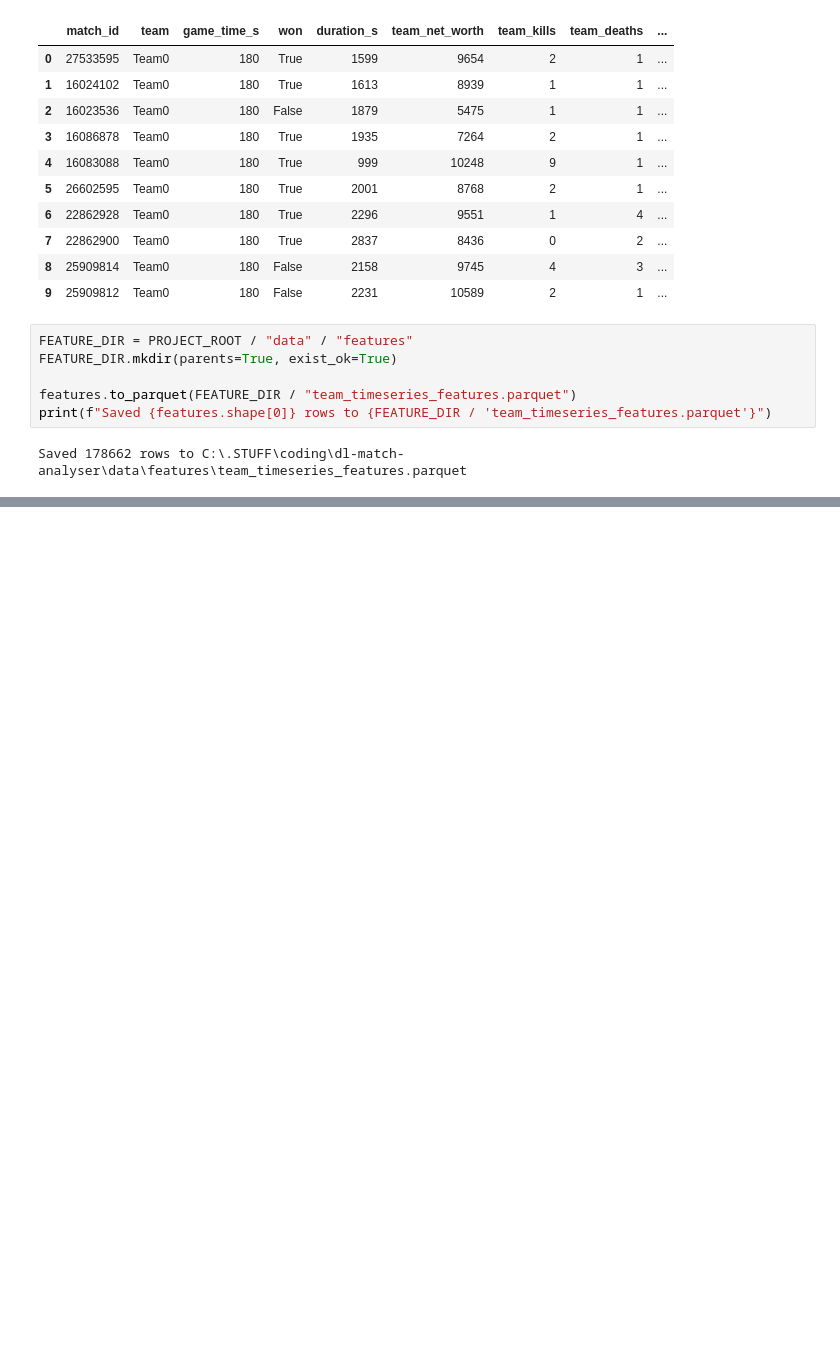
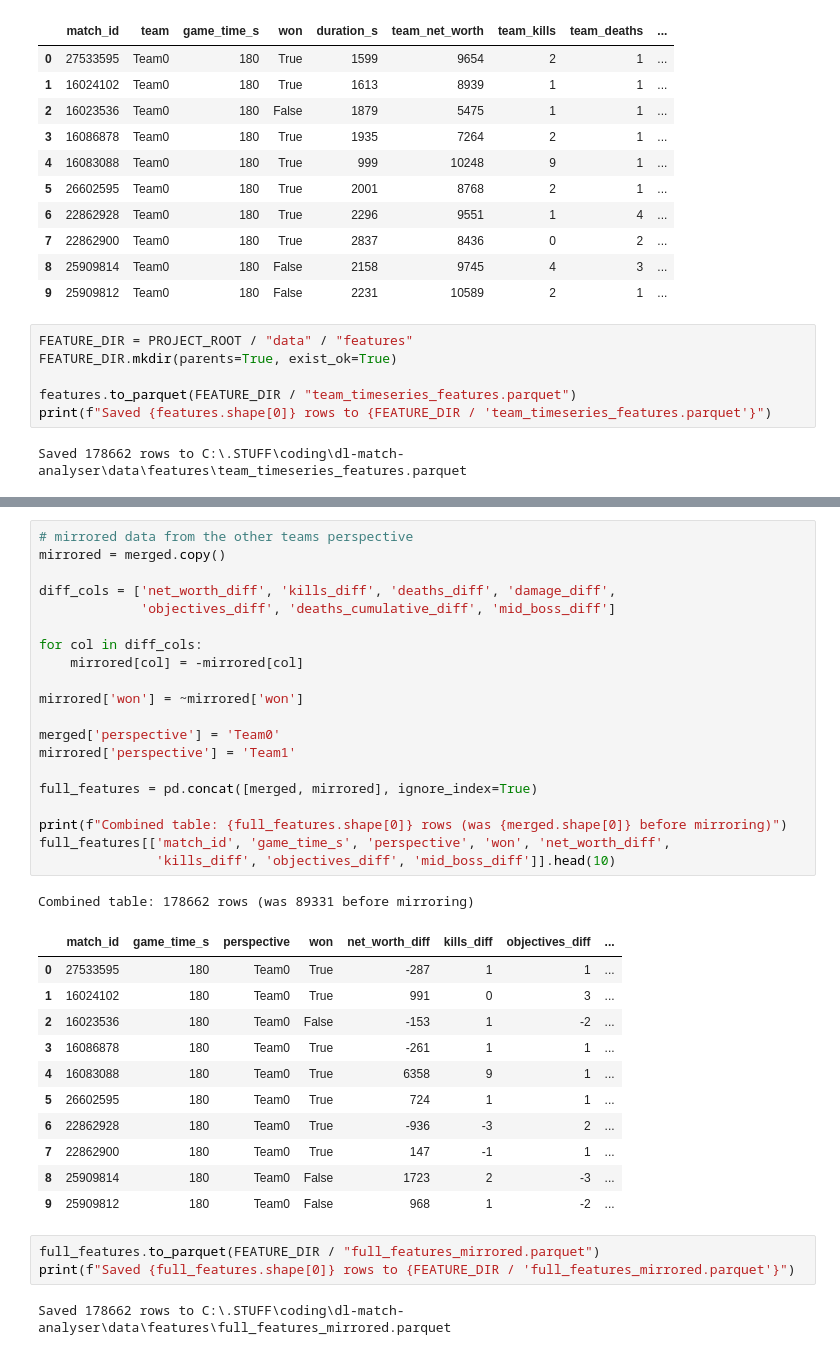
Before and after one commit to seiryuu9/dl-match-analyser, a Jupyter notebook: notebooks/02_feature_engineering.ipynb, the cells around one changed output, grey strips where cells are left out. Saved outputs shown, nothing was run; the diff lists cells and outputs as text; blank space fills up the shorter version.

```diff
--- a/notebooks/02_feature_engineering.ipynb
+++ b/notebooks/02_feature_engineering.ipynb
@@ -264,0 +306,38 @@ Saved 178662 rows to C:\.STUFF\coding\dl-match-analyser\data\features\team_times
+# %%
+# mirrored data from the other teams perspective
+mirrored = merged.copy()
+
+diff_cols = ['net_worth_diff', 'kills_diff', 'deaths_diff', 'damage_diff',
+             'objectives_diff', 'deaths_cumulative_diff', 'mid_boss_diff']
+
+for col in diff_cols:
+    mirrored[col] = -mirrored[col]
+
+mirrored['won'] = ~mirrored['won']
+
+merged['perspective'] = 'Team0'
+mirrored['perspective'] = 'Team1'
+
+full_features = pd.concat([merged, mirrored], ignore_index=True)
+
+print(f"Combined table: {full_features.shape[0]} rows (was {merged.shape[0]} before mirroring)")
+full_features[['match_id', 'game_time_s', 'perspective', 'won', 'net_worth_diff',
+               'kills_diff', 'objectives_diff', 'mid_boss_diff']].head(10)
+# %% [output]
+Combined table: 178662 rows (was 89331 before mirroring)
+|  | match_id | game_time_s | perspective | won | net_worth_diff | kills_diff | objectives_diff | ... |
+| 0 | 27533595 | 180 | Team0 | True | -287 | 1 | 1 | ... |
+| 1 | 16024102 | 180 | Team0 | True | 991 | 0 | 3 | ... |
+| 2 | 16023536 | 180 | Team0 | False | -153 | 1 | -2 | ... |
+| 3 | 16086878 | 180 | Team0 | True | -261 | 1 | 1 | ... |
+| 4 | 16083088 | 180 | Team0 | True | 6358 | 9 | 1 | ... |
+| 5 | 26602595 | 180 | Team0 | True | 724 | 1 | 1 | ... |
+| 6 | 22862928 | 180 | Team0 | True | -936 | -3 | 2 | ... |
+| 7 | 22862900 | 180 | Team0 | True | 147 | -1 | 1 | ... |
+| 8 | 25909814 | 180 | Team0 | False | 1723 | 2 | -3 | ... |
+| 9 | 25909812 | 180 | Team0 | False | 968 | 1 | -2 | ... |
+# %%
+full_features.to_parquet(FEATURE_DIR / "full_features_mirrored.parquet")
+print(f"Saved {full_features.shape[0]} rows to {FEATURE_DIR / 'full_features_mirrored.parquet'}")
+# %% [output]
+Saved 178662 rows to C:\.STUFF\coding\dl-match-analyser\data\features\full_features_mirrored.parquet
```
Also changed, not shown: parts of 2 cells of this notebook.
